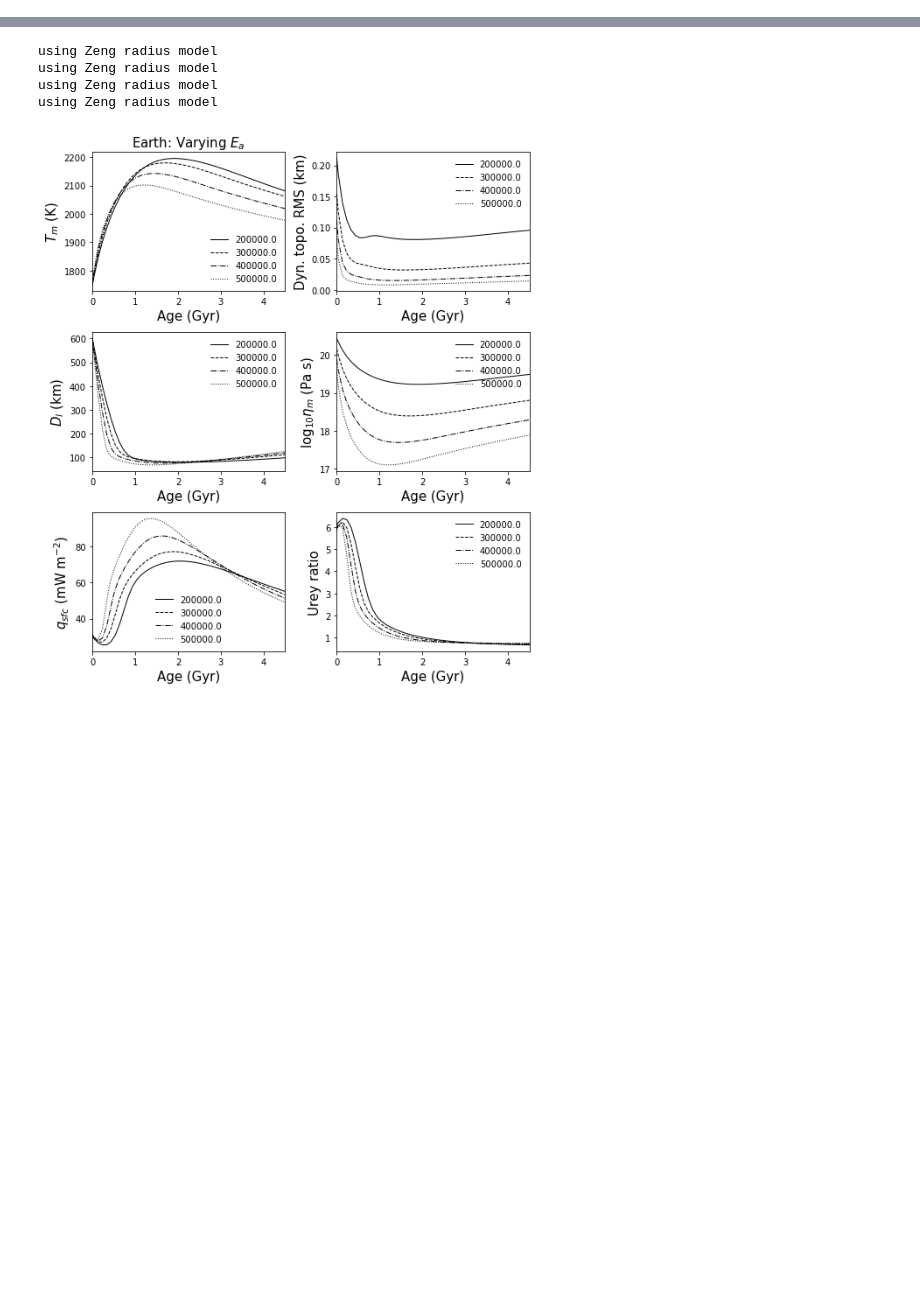
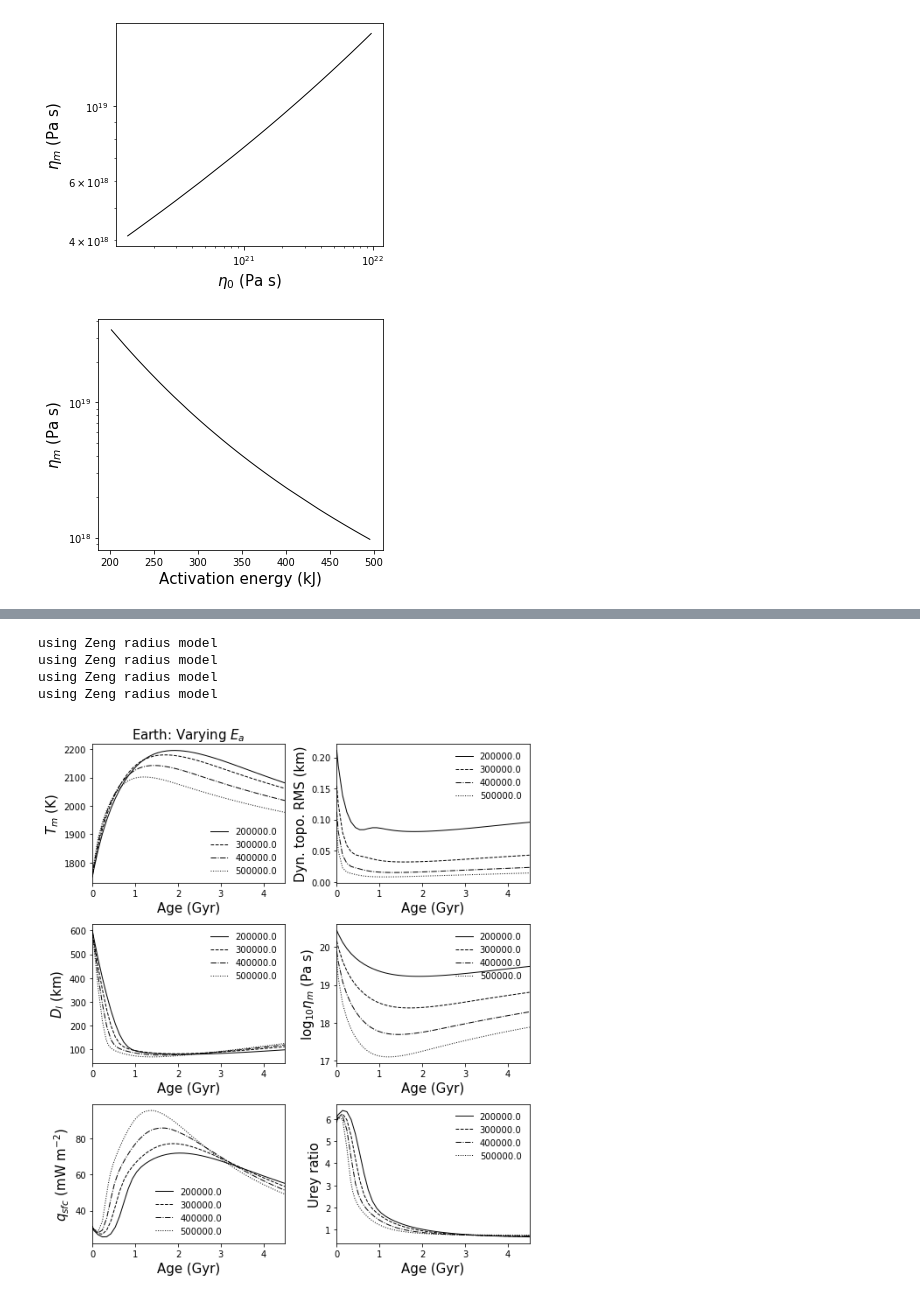
Before and after one commit to clairesworld/exo-top, a Jupyter notebook: top_model.ipynb, the cells around one changed output, grey strips where cells are left out. Cells and saved outputs as stored; diff of their text form; code cells hidden in the pictures; blank space fills up the shorter version.

```diff
--- a/top_model.ipynb
+++ b/top_model.ipynb
@@ -412,4 +398,24 @@ def plot_vs_x(planets, xname, ynames, planets2=None, fig=None, axes=None, labels
     return fig, axes
+# %%
+##### plot visc tradeoffs ######
+
+# planets = build_solarsystem()
+defaults = {'Ra_crit_u':450, 'c_m': 1142, 'k_lm':4, 'a_rh':2.54, 'alpha_m':2.5e-5}
+ynames = {'eta_m':('$\eta_m$ (Pa s)', 1)}
+save=False
+
+xname = {'eta_0':('$\eta_0$ (Pa s)',1)}
+planets_eta0 = bulk_planets(N=50, name='eta_0', mini=1e18, maxi=1e22, **defaults)
+fig, axes = plot_vs_x(lplanets=planets_eta0, xname=xname, ynames=ynames,
+                      s=40, plots_save=save)
+
+xname = {'Ea':('Activation energy (kJ)', 1e-3)}
+planets_Ea = bulk_planets(N=50, name='Ea', mini=200e3, maxi=500e3, **defaults)
+fig, axes = plot_vs_x(lplanets=planets_Ea, xname=xname, ynames=ynames,
+                      s=40, plots_save=save)
+# %% [output]
+[figure, added]
+[figure, added]
 # %%
 ##### plot q_bl tradeoffs ######
 
```
Also changed, not shown: parts of 5 cells of this notebook.
